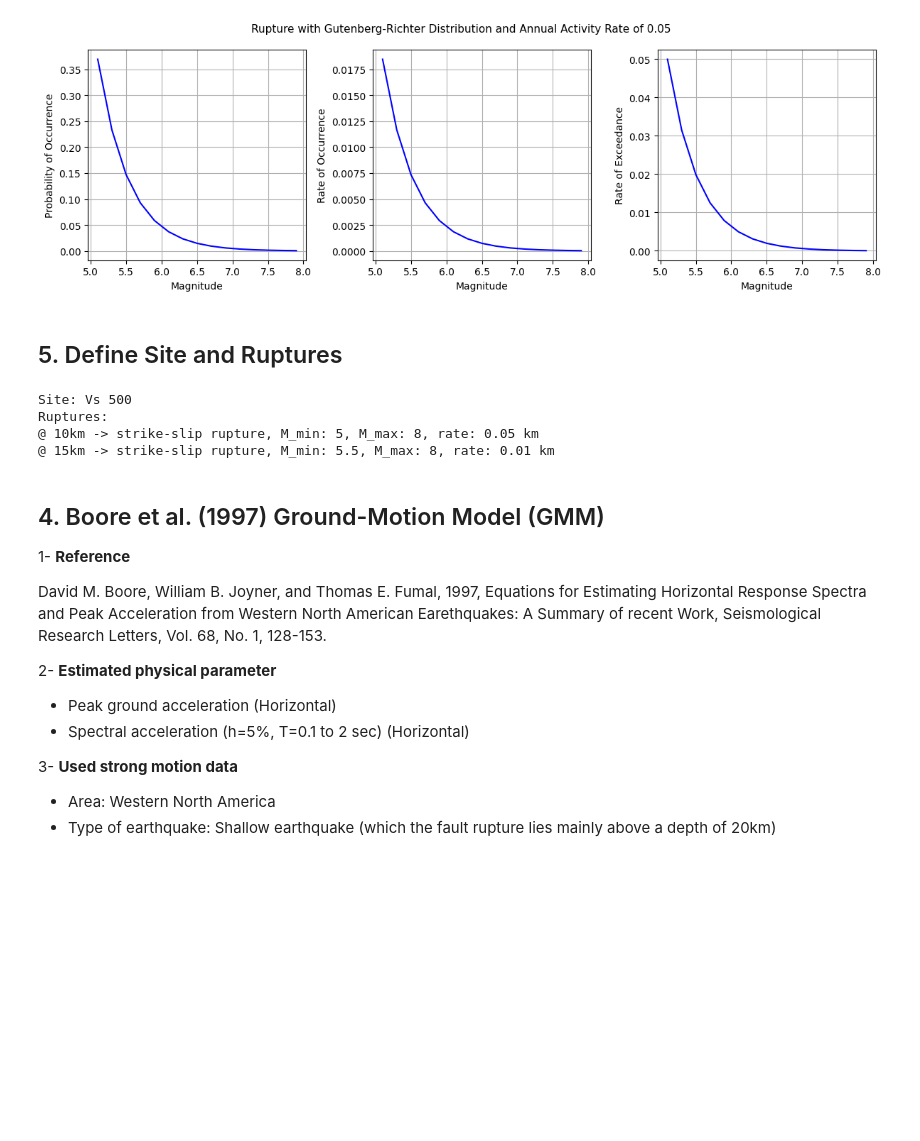
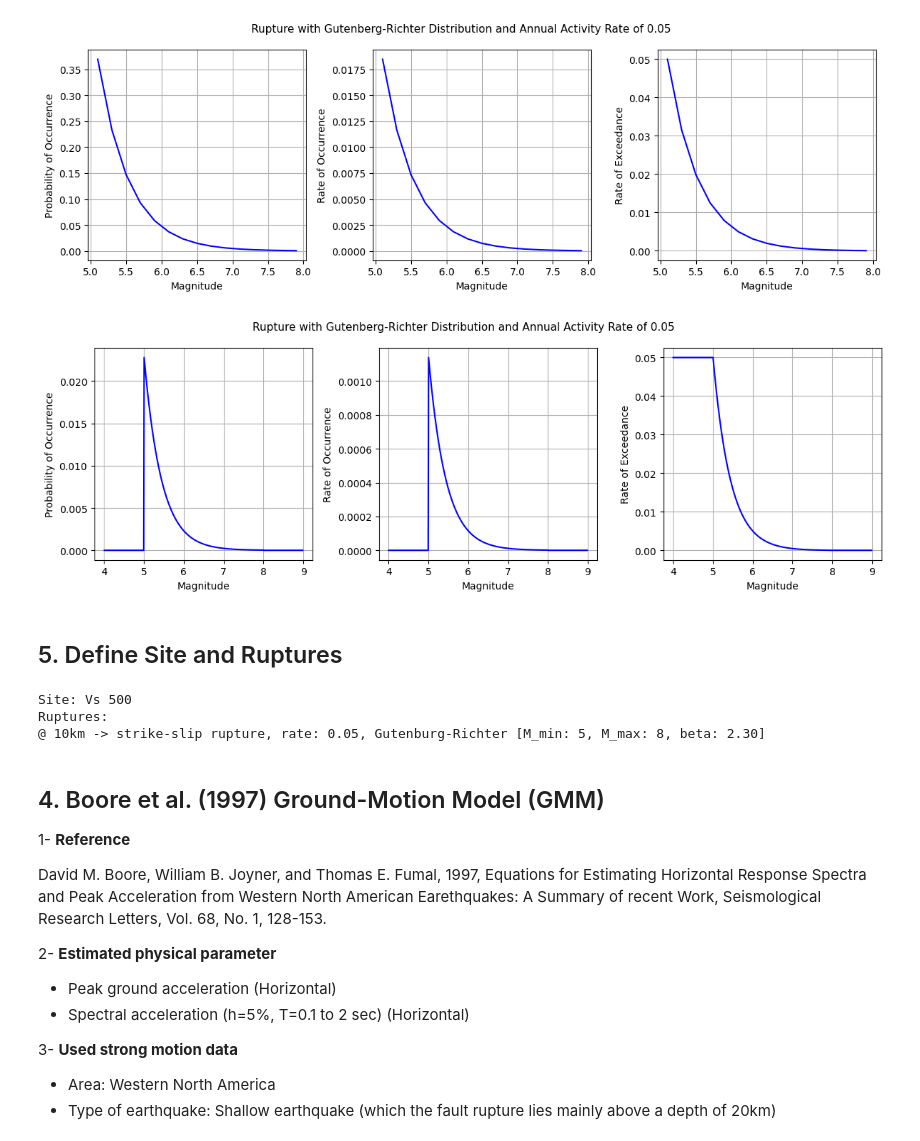
Before and after one commit to hkaragah/risk_reliability, a Jupyter notebook: PSHA_GR_Rupture_Boore1997GMM.ipynb, the cells around one changed output. Cells and saved outputs as stored; diff of their text form; code cells hidden in the pictures; blank space fills up the shorter version.

```diff
--- a/PSHA_GR_Rupture_Boore1997GMM.ipynb
+++ b/PSHA_GR_Rupture_Boore1997GMM.ipynb
@@ -137,6 +197,30 @@ fig.tight_layout()
 plt.show()
 # %% [output]
 [figure]
+# %%
+# Re-plot with magnitudes out of range m_min and m_max
+activity_rate = 0.05
+
+fig, axes = plt.subplots(nrows=1, ncols=3, figsize=(12,4))
+
+sns.lineplot(x=mags2, y=gr_dist.probability_of_occurrence(mags2), ax=axes[0], color='b')
+axes[0].set_ylabel('Probability of Occurrence')
+
+sns.lineplot(x=mags2, y=gr_dist.rate_of_occurrence(activity_rate, mags2), ax=axes[1], color='b')
+axes[1].set_ylabel('Rate of Occurrence')
+
+sns.lineplot(x=mags2, y=gr_dist.rate_of_exceedance(activity_rate, mags2), ax=axes[2], color='b')
+axes[2].set_ylabel('Rate of Exceedance')
+
+for ax in axes:
+    ax.set_xlabel('Magnitude')
+    ax.grid(True)
+
+fig.suptitle(f'Rupture with Gutenberg-Richter Distribution and Annual Activity Rate of {activity_rate}', fontsize=11)
+fig.tight_layout()
+plt.show()
+# %% [output]
+[figure, added]
 # %% [markdown]
 ## 5. Define Site and Ruptures
 # %%
@@ -166,27 +262,24 @@ class Site():
         rup_str = "\n".join([f"@ {dist}km -> {rup}" for rup, dist in zip(self.ruptures, self.rup_dists)])
         return f"Site: Vs {self.shear_velocity}\nRuptures:\n{rup_str if rup_str else 'None'}"
 # %%
-gr_dist1 = Gutenberg_Richter(m_min=5, m_max=8, b=1, step=0.2)
-gr_dist2 = Gutenberg_Richter(m_min=5.5, m_max=8, b=1, step=0.2)
+gr_dist1 = Gutenberg_Richter(m_min=5, m_max=8, b=1)
+gr_dist2 = Gutenberg_Richter(m_min=5.5, m_max=8, b=1)
 dist_km = 10
 
 rup1 = Rupture(rup_type="strike-slip", magnitude_dist=gr_dist1, annual_activity_rate = 0.05)
 rup2 = Rupture(rup_type="strike-slip", magnitude_dist=gr_dist2, annual_activity_rate = 0.01)
 
-ruptures = [rup1, rup2]
-distances = [10, 15]
 
 site1 = Site(shear_velocity_m_sec = 500)
 
-for rup, dist in zip(ruptures, distances):
-    site1.add_rupture(rup, dist)
+site1.add_rupture(rup1, 10)
+# site1.add_rupture(rup2, 15)
 
 print(site1)
 # %% [output]
 Site: Vs 500
 Ruptures:
-@ 10km -> strike-slip rupture, M_min: 5, M_max: 8, rate: 0.05 km
-@ 15km -> strike-slip rupture, M_min: 5.5, M_max: 8, rate: 0.01 km
+@ 10km -> strike-slip rupture, rate: 0.05, Gutenburg-Richter [M_min: 5, M_max: 8, beta: 2.30]
 # %% [markdown]
 ## 4. Boore et al. (1997) Ground-Motion Model (GMM)
 
```
Also changed, not shown: parts of 19 cells of this notebook.
